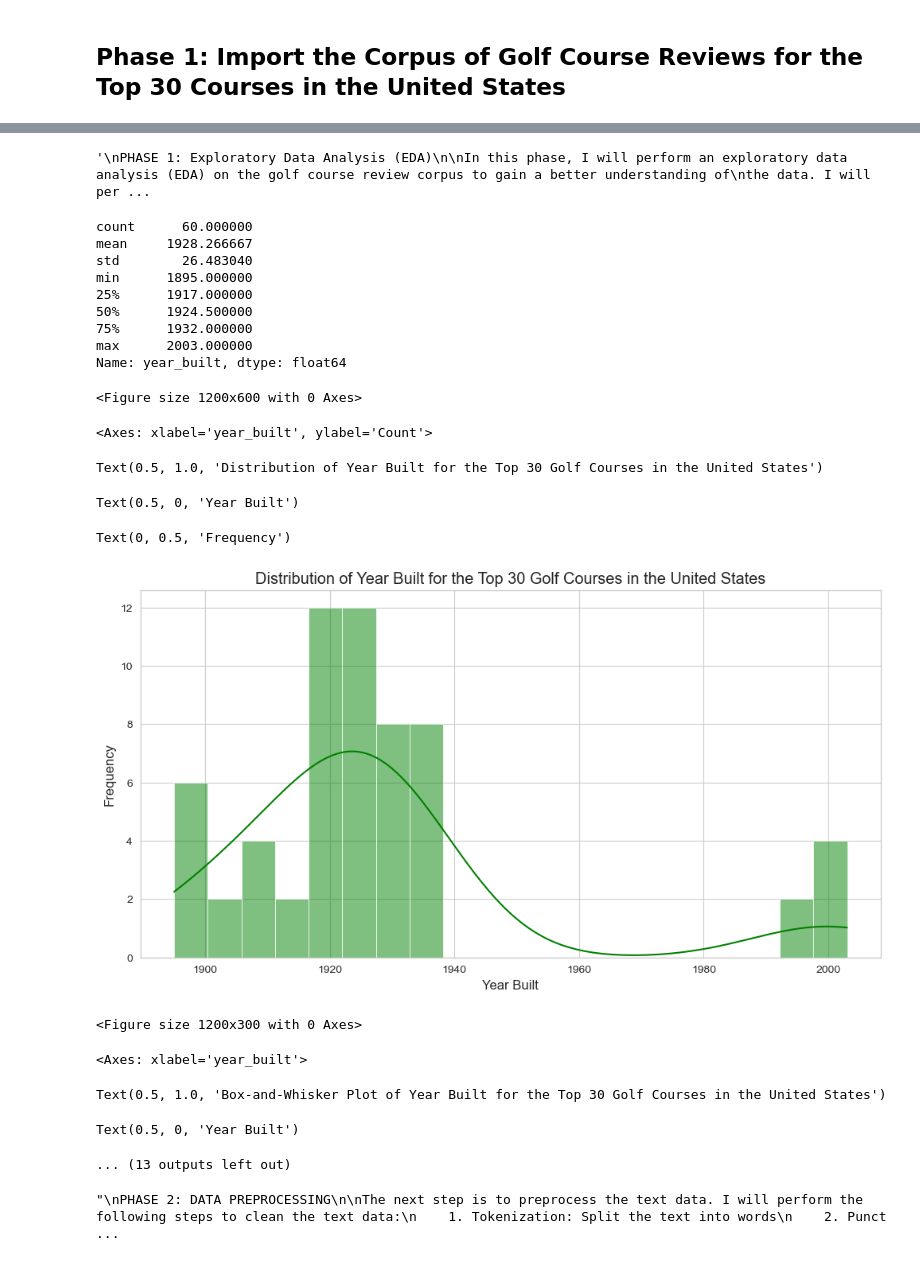
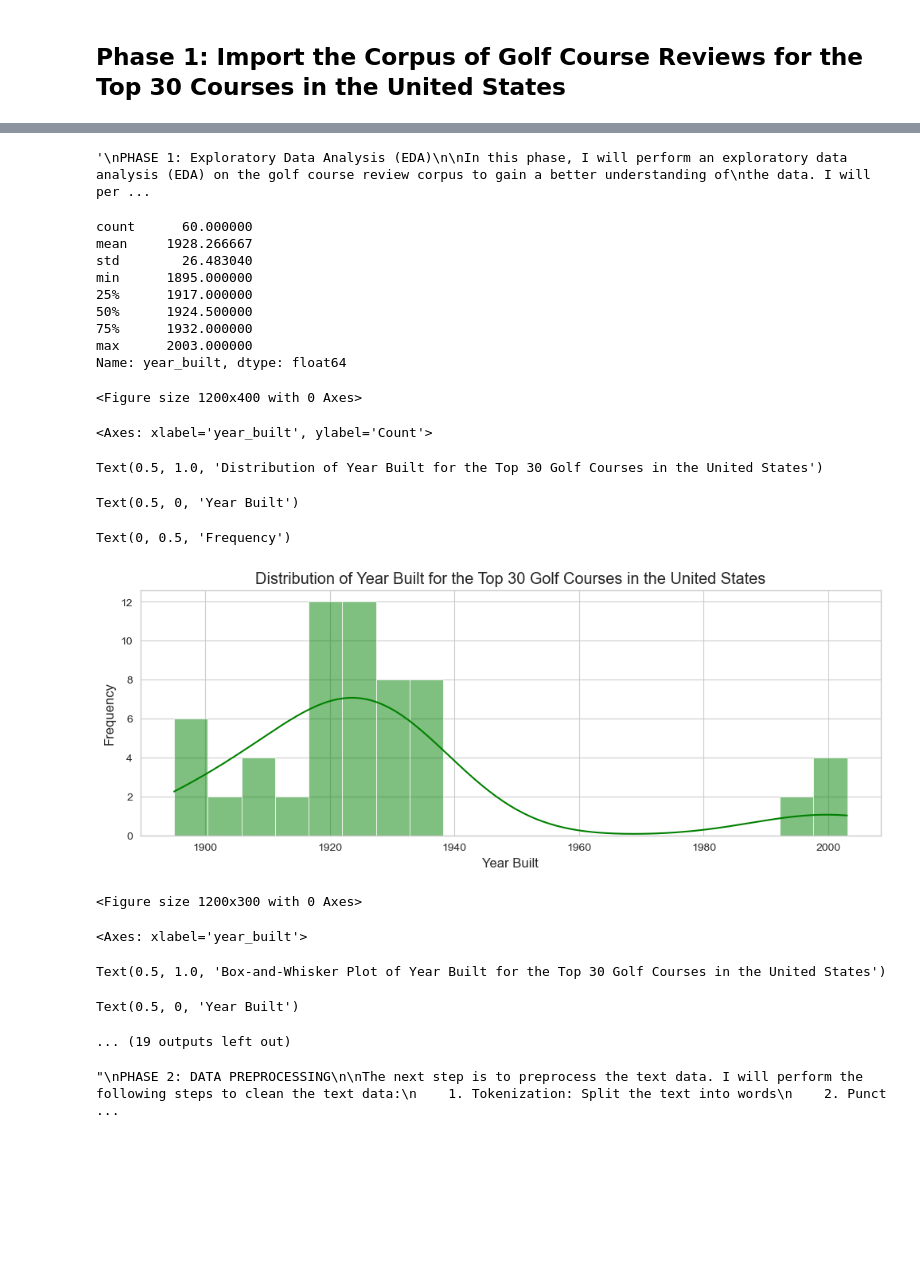
Before and after one commit to stefanjenss/Natural_Language_Processing, a Jupyter notebook: MSDS_453_Term_Project/V1_top_courses_NLP_code.ipynb, the cells around one changed output, grey strips where cells are left out. Saved outputs shown, nothing was run; the diff lists cells and outputs as text; code cells hidden in the pictures; blank space fills up the shorter version.

```diff
--- a/MSDS_453_Term_Project/V1_top_courses_NLP_code.ipynb
+++ b/MSDS_453_Term_Project/V1_top_courses_NLP_code.ipynb
@@ -116,6 +116,7 @@ the data. I will perform the following tasks:
     4. Create a frequency distribution for the location column to understand the distribution of these top golf courses across different
        states.
          - Note: The location column contains both the city and state information, so I will need to extract the state information
+    5. Create a frquency distribtion of the review_authors column to understand the distribution of reviews by authors.
 """
 
 ### 1. Calculate the summary statistics for the year_built column ###
@@ -123,7 +124,7 @@ year_built_summary = golf_course_review['year_built'].describe()
 year_built_summary
 
 ### 2.a Create a histogram of the year_built column ###
-plt.figure(figsize=(12, 6))
+plt.figure(figsize=(12, 4))
 sns.histplot(data=golf_course_review, x='year_built', bins=20, kde=True, color='green')
 plt.title('Distribution of Year Built for the Top 30 Golf Courses in the United States')
 plt.xlabel('Year Built')
@@ -147,41 +148,52 @@ plt.title('Frequency Distribution of Architects for the Top 30 Golf Courses in t
 plt.xlabel('Frequency')
 plt.ylabel('Architects')
 plt.show()
 
 ### 4. Create a frequency distribution for the location column ###
 # Extract the state information from the location column
 golf_course_review['state'] = golf_course_review['location'].apply(lambda x: x.split(',')[-1].strip())
 # Calculate the frequency of golf courses by state
 state_freq = golf_course_review['state'].value_counts()
 # Visualize the frequency distribution of golf courses by state
-plt.figure(figsize=(12, 6))
+plt.figure(figsize=(12, 4))
 sns.barplot(x=state_freq.values, y=state_freq.index, color='green')
 plt.title('Frequency Distribution of Top 30 Golf Courses by state in the U.S.')
 plt.xlabel('Frequency')
 plt.ylabel('State')
 plt.show()
+
+### 5. Create a frequency distribution of the review_authors column ###
+# Calculate the frequency of review authors
+author_freq = golf_course_review['review_author'].value_counts()
+# Visualize the frequency distribution of review authors
+plt.figure(figsize=(12, 4))
+sns.barplot(x=author_freq.values, y=author_freq.index, color='green')
+plt.title('Frequency Distribution of Review Authors for the Top 30 Golf Courses in the U.S.')
+plt.xlabel('Frequency')
+plt.ylabel('Review Authors')
+plt.show()
 # %% [output]
 '\nPHASE 1: Exploratory Data Analysis (EDA)\n\nIn this phase, I will perform an exploratory data analysis (EDA) on the golf course review corpus to gain a better understanding of\nthe data. I will per ...
 count      60.000000
 mean     1928.266667
 std        26.483040
 min      1895.000000
 25%      1917.000000
 50%      1924.500000
 75%      1932.000000
 max      2003.000000
 Name: year_built, dtype: float64
-<Figure size 1200x600 with 0 Axes>
+<Figure size 1200x400 with 0 Axes>
 <Axes: xlabel='year_built', ylabel='Count'>
 Text(0.5, 1.0, 'Distribution of Year Built for the Top 30 Golf Courses in the United States')
 Text(0.5, 0, 'Year Built')
 Text(0, 0.5, 'Frequency')
-[figure, old version]
+[figure, new version]
 <Figure size 1200x300 with 0 Axes>
 <Axes: xlabel='year_built'>
 Text(0.5, 1.0, 'Box-and-Whisker Plot of Year Built for the Top 30 Golf Courses in the United States')
 Text(0.5, 0, 'Year Built')
-... (13 outputs left out)
+... (19 outputs left out)
 # %%
 """
 PHASE 2: DATA PREPROCESSING
```
Also changed, not shown: parts of 7 cells of this notebook.
